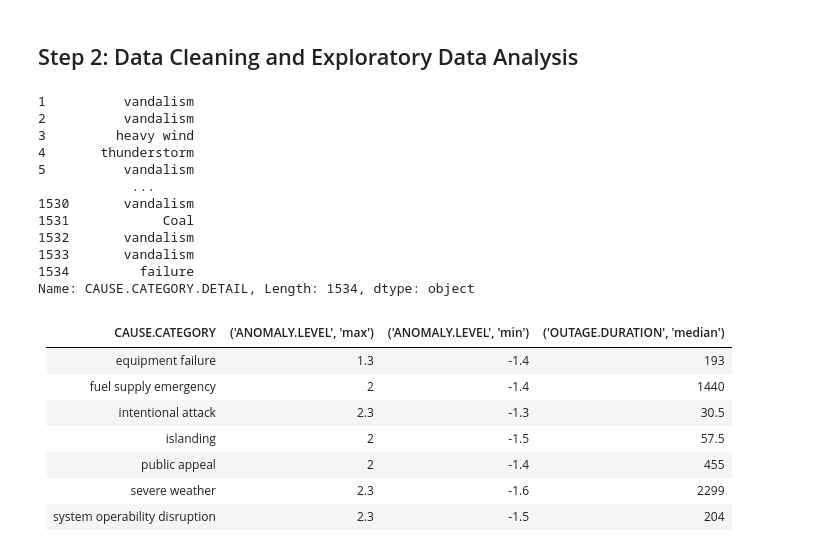
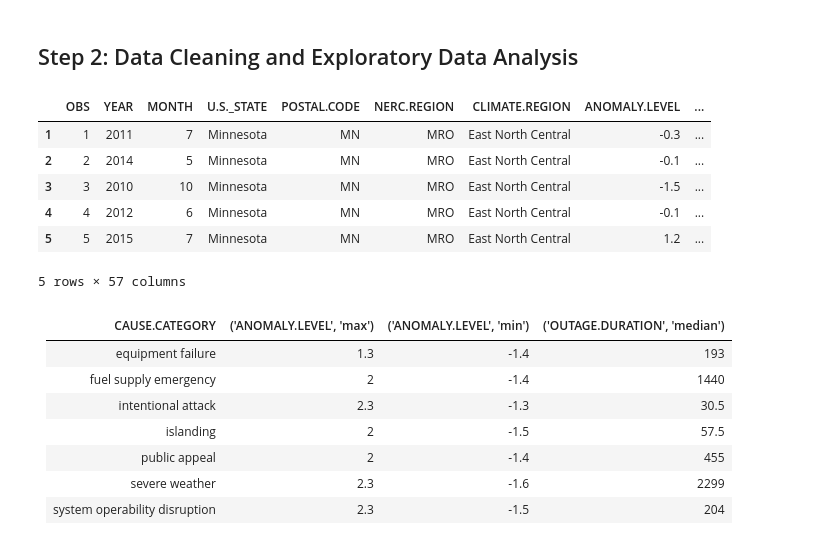
Before and after one commit to djlisbonne/power_outage_analysis, a Jupyter notebook: portfolio.ipynb, the cells around one changed output. Cells and saved outputs as stored; diff of their text form; code cells hidden in the pictures.

```diff
--- a/portfolio.ipynb
+++ b/portfolio.ipynb
@@ -85,15 +85,12 @@ df = clean_impute(df)
-# %%
-df['CAUSE.CATEGORY.DETAIL']
-# %% [output]
-1          vandalism
-2          vandalism
-3         heavy wind
-4       thunderstorm
-5          vandalism
-            ...
-1530       vandalism
-1531            Coal
-1532       vandalism
-1533       vandalism
-1534         failure
-Name: CAUSE.CATEGORY.DETAIL, Length: 1534, dtype: object
+# %%
+df = clean_impute(df)
+df = df.drop(df.columns[0], axis=1)
+df.head()
+# %% [output]
+|  | OBS | YEAR | MONTH | U.S._STATE | POSTAL.CODE | NERC.REGION | CLIMATE.REGION | ANOMALY.LEVEL | ... |
+| 1 | 1 | 2011 | 7 | Minnesota | MN | MRO | East North Central | -0.3 | ... |
+| 2 | 2 | 2014 | 5 | Minnesota | MN | MRO | East North Central | -0.1 | ... |
+| 3 | 3 | 2010 | 10 | Minnesota | MN | MRO | East North Central | -1.5 | ... |
+| 4 | 4 | 2012 | 6 | Minnesota | MN | MRO | East North Central | -0.1 | ... |
+| 5 | 5 | 2015 | 7 | Minnesota | MN | MRO | East North Central | 1.2 | ... |
+5 rows × 57 columns
```
Also changed, not shown: parts of 15 cells of this notebook, 3 other files.
